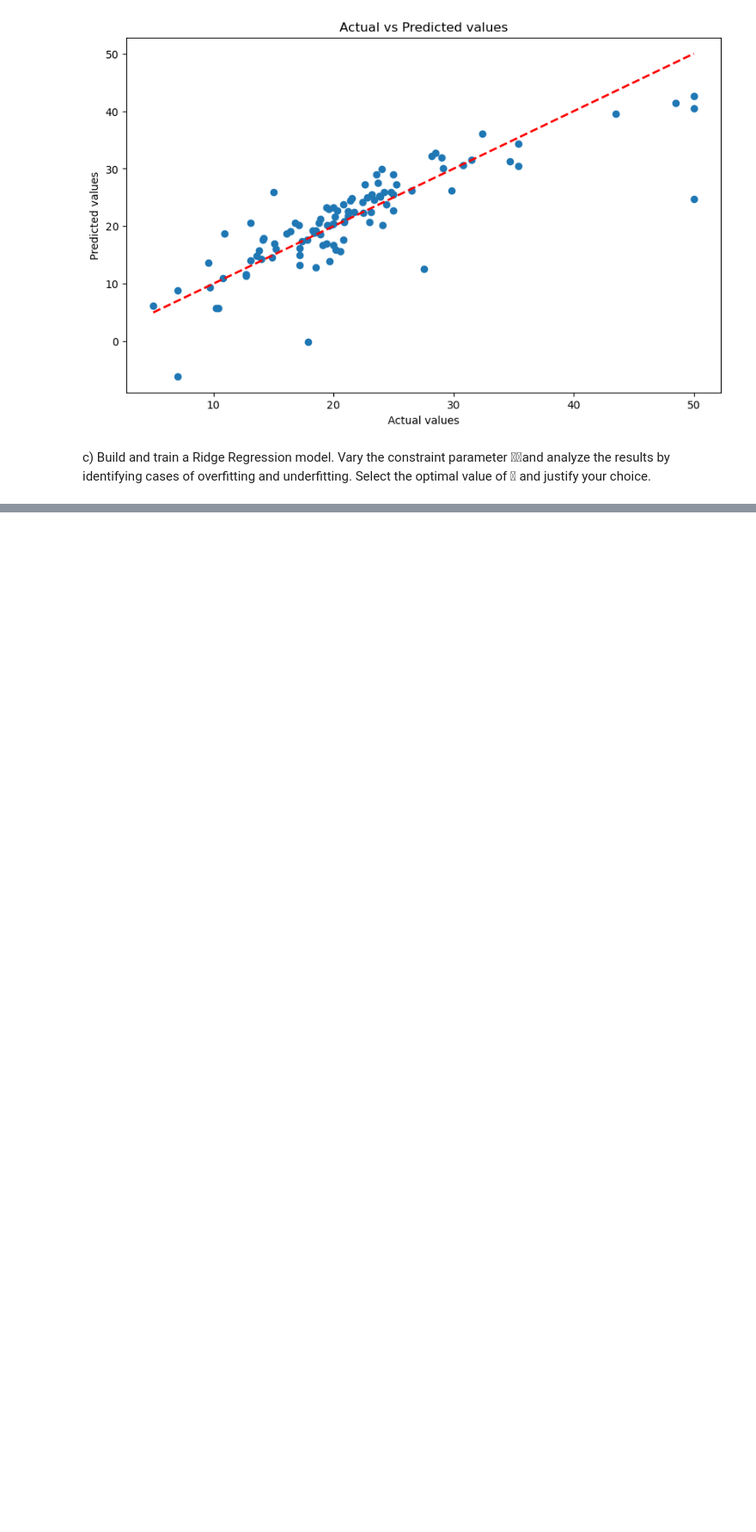
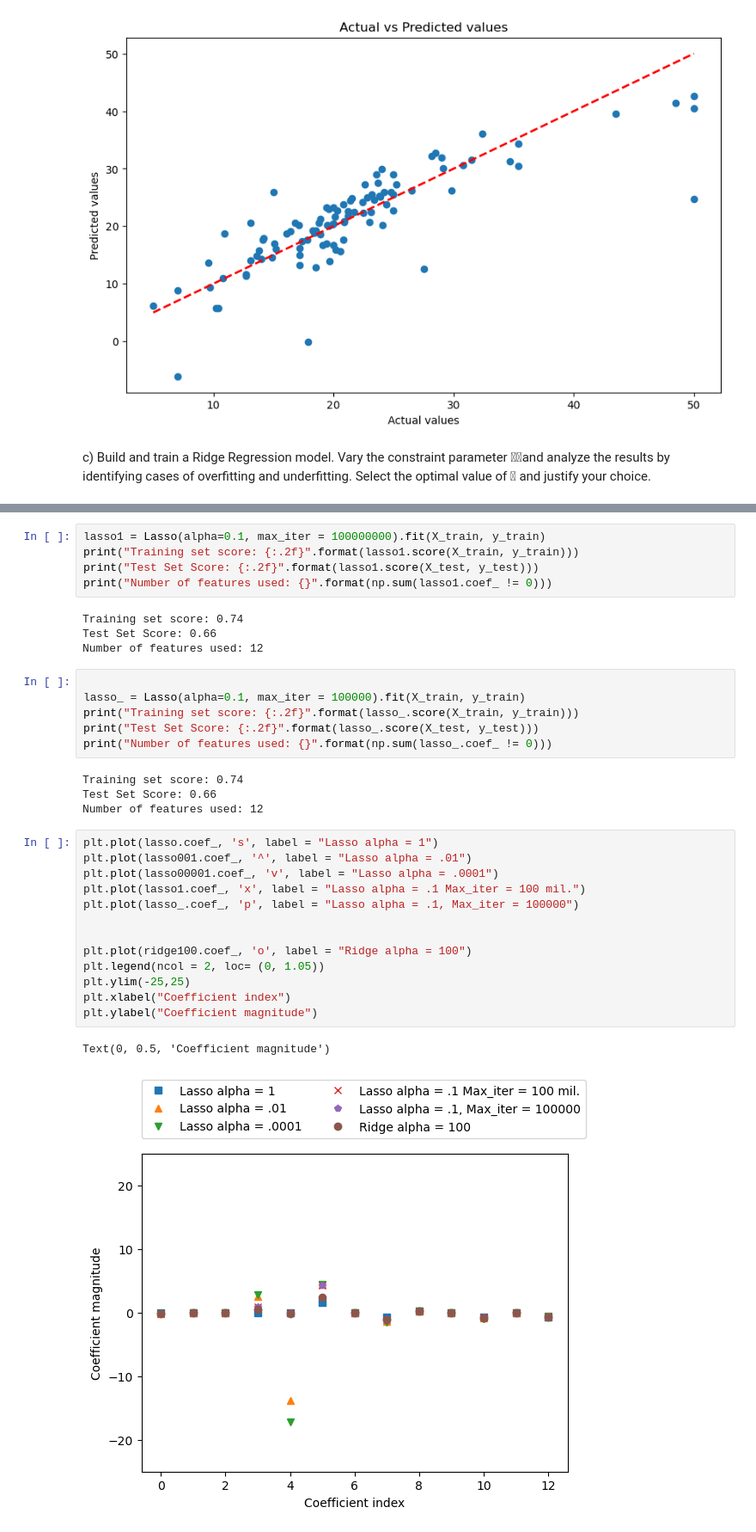
Before and after one commit to mencinas93/KNN-Regression-OLS-Regression-Ridge-Regression-and-LASSO-Regression-Models, a Jupyter notebook: HMW1_Encinas_Michael_ML.ipynb, the cells around one changed output, grey strips where cells are left out. Shown at 86% size. Cells and saved outputs as stored; diff of their text form; blank space fills up the shorter version.

```diff
--- a/HMW1_Encinas_Michael_ML.ipynb
+++ b/HMW1_Encinas_Michael_ML.ipynb
@@ -208,0 +293,35 @@ c)	Build and train a Ridge Regression model. Vary the constraint parameter 
+# %%
+lasso1 = Lasso(alpha=0.1, max_iter = 100000000).fit(X_train, y_train)
+print("Training set score: {:.2f}".format(lasso1.score(X_train, y_train)))
+print("Test Set Score: {:.2f}".format(lasso1.score(X_test, y_test)))
+print("Number of features used: {}".format(np.sum(lasso1.coef_ != 0)))
+# %% [output]
+Training set score: 0.74
+Test Set Score: 0.66
+Number of features used: 12
+# %%
+
+lasso_ = Lasso(alpha=0.1, max_iter = 100000).fit(X_train, y_train)
+print("Training set score: {:.2f}".format(lasso_.score(X_train, y_train)))
+print("Test Set Score: {:.2f}".format(lasso_.score(X_test, y_test)))
+print("Number of features used: {}".format(np.sum(lasso_.coef_ != 0)))
+# %% [output]
+Training set score: 0.74
+Test Set Score: 0.66
+Number of features used: 12
+# %%
+plt.plot(lasso.coef_, 's', label = "Lasso alpha = 1")
+plt.plot(lasso001.coef_, '^', label = "Lasso alpha = .01")
+plt.plot(lasso00001.coef_, 'v', label = "Lasso alpha = .0001")
+plt.plot(lasso1.coef_, 'x', label = "Lasso alpha = .1 Max_iter = 100 mil.")
+plt.plot(lasso_.coef_, 'p', label = "Lasso alpha = .1, Max_iter = 100000")
+
+
+plt.plot(ridge100.coef_, 'o', label = "Ridge alpha = 100")
+plt.legend(ncol = 2, loc= (0, 1.05))
+plt.ylim(-25,25)
+plt.xlabel("Coefficient index")
+plt.ylabel("Coefficient magnitude")
+# %% [output]
+Text(0, 0.5, 'Coefficient magnitude')
+[figure, added]
```
Also changed, not shown: parts of 12 cells of this notebook.
